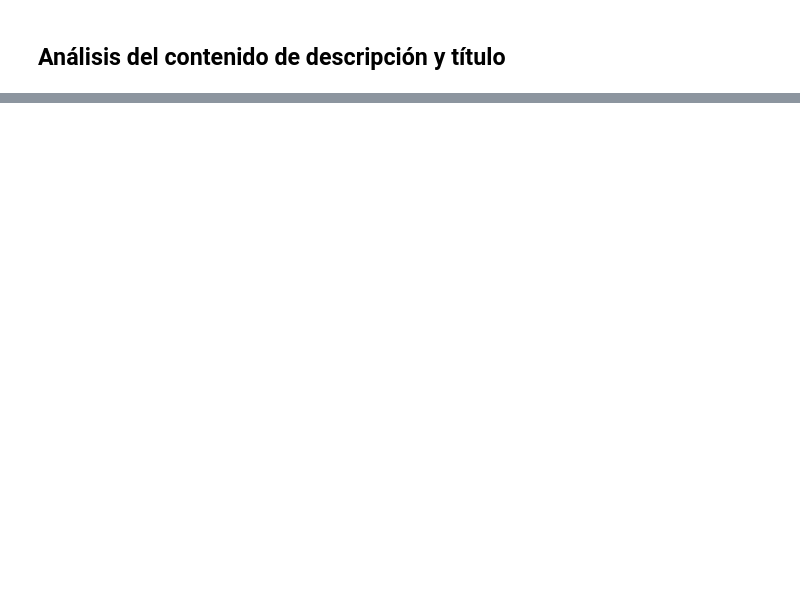
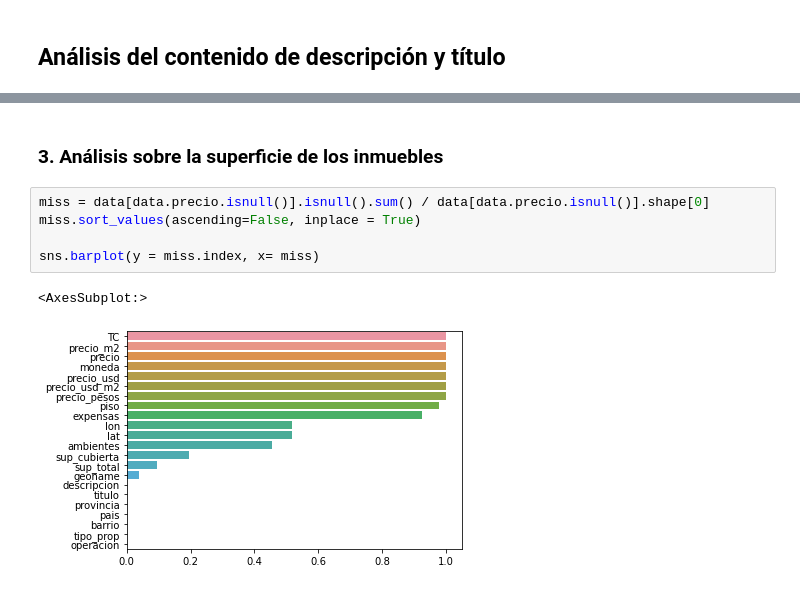
Before and after one commit to franfasan1/DH_G8_desafio1, a Jupyter notebook: notebook_desafio.ipynb, the cells around one changed output, grey strips where cells are left out. Drawn from its saved outputs; the diff is of its cells as text; blank space fills up the shorter version.

```diff
--- a/notebook_desafio.ipynb
+++ b/notebook_desafio.ipynb
@@ -154,0 +312,10 @@ data[data.rooms.notnull()]
+# %% [markdown]
+### 3. Análisis sobre la superficie de los inmuebles
+# %%
+miss = data[data.precio.isnull()].isnull().sum() / data[data.precio.isnull()].shape[0]
+miss.sort_values(ascending=False, inplace = True)
+
+sns.barplot(y = miss.index, x= miss)
+# %% [output]
+<AxesSubplot:>
+[figure, added]
```
Also changed, not shown: parts of 41 cells of this notebook, 1 other file.
